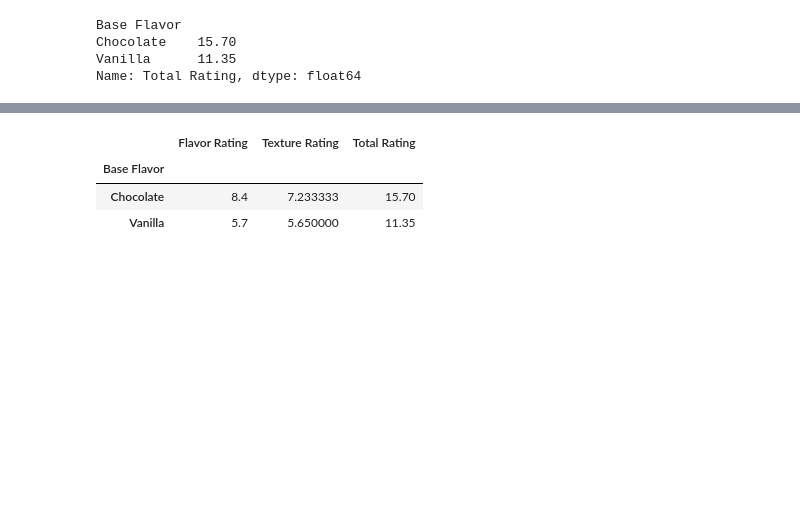
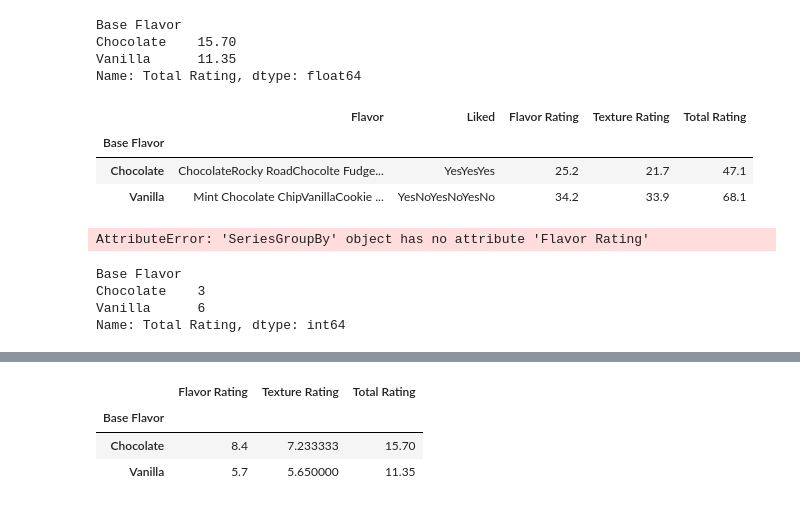
Before and after one commit to kirollos123/data_cleaning, a Jupyter notebook: pandas/Reading_file.ipynb, the cells around one changed output, grey strips where cells are left out. Saved outputs shown, nothing was run; the diff lists cells and outputs as text; code cells hidden in the pictures; blank space fills up the shorter version.

```diff
--- a/pandas/Reading_file.ipynb
+++ b/pandas/Reading_file.ipynb
@@ -556,3 +556,24 @@ Base Flavor
 Chocolate    15.70
 Vanilla      11.35
 Name: Total Rating, dtype: float64
+# %%
+df.groupby('Base Flavor').sum()
+# %% [output]
+|  | Flavor | Liked | Flavor Rating | Texture Rating | Total Rating |
+| Base Flavor |  |  |  |  |  |
+| Chocolate | ChocolateRocky RoadChocolte Fudge... | YesYesYes | 25.2 | 21.7 | 47.1 |
+| Vanilla | Mint Chocolate ChipVanillaCookie ... | YesNoYesNoYesNo | 34.2 | 33.9 | 68.1 |
+# %%
+df.groupby('Base Flavor').agg({'Flavor Rating'})
+# %% [output]
+AttributeError: 'SeriesGroupBy' object has no attribute 'Flavor Rating'
+# %%
+df.groupby('Base Flavor')['Total Rating'].mean()
+df.groupby('Base Flavor')['Total Rating'].max()
+df.groupby('Base Flavor')['Total Rating'].min()
+df.groupby('Base Flavor')['Total Rating'].count()
+# %% [output]
+Base Flavor
+Chocolate    3
+Vanilla      6
+Name: Total Rating, dtype: int64
```
Also changed, not shown: parts of 1 cell of this notebook.
